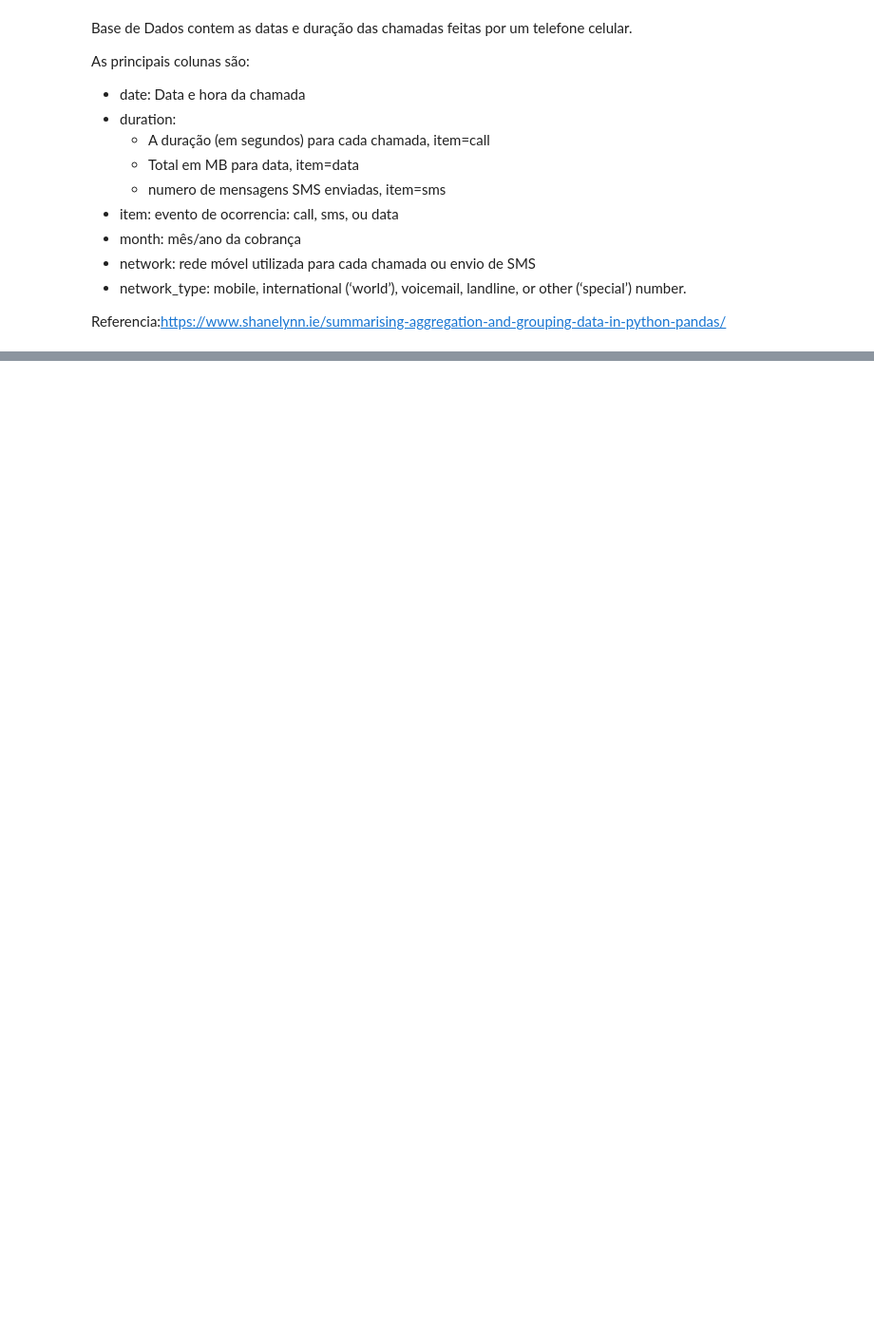
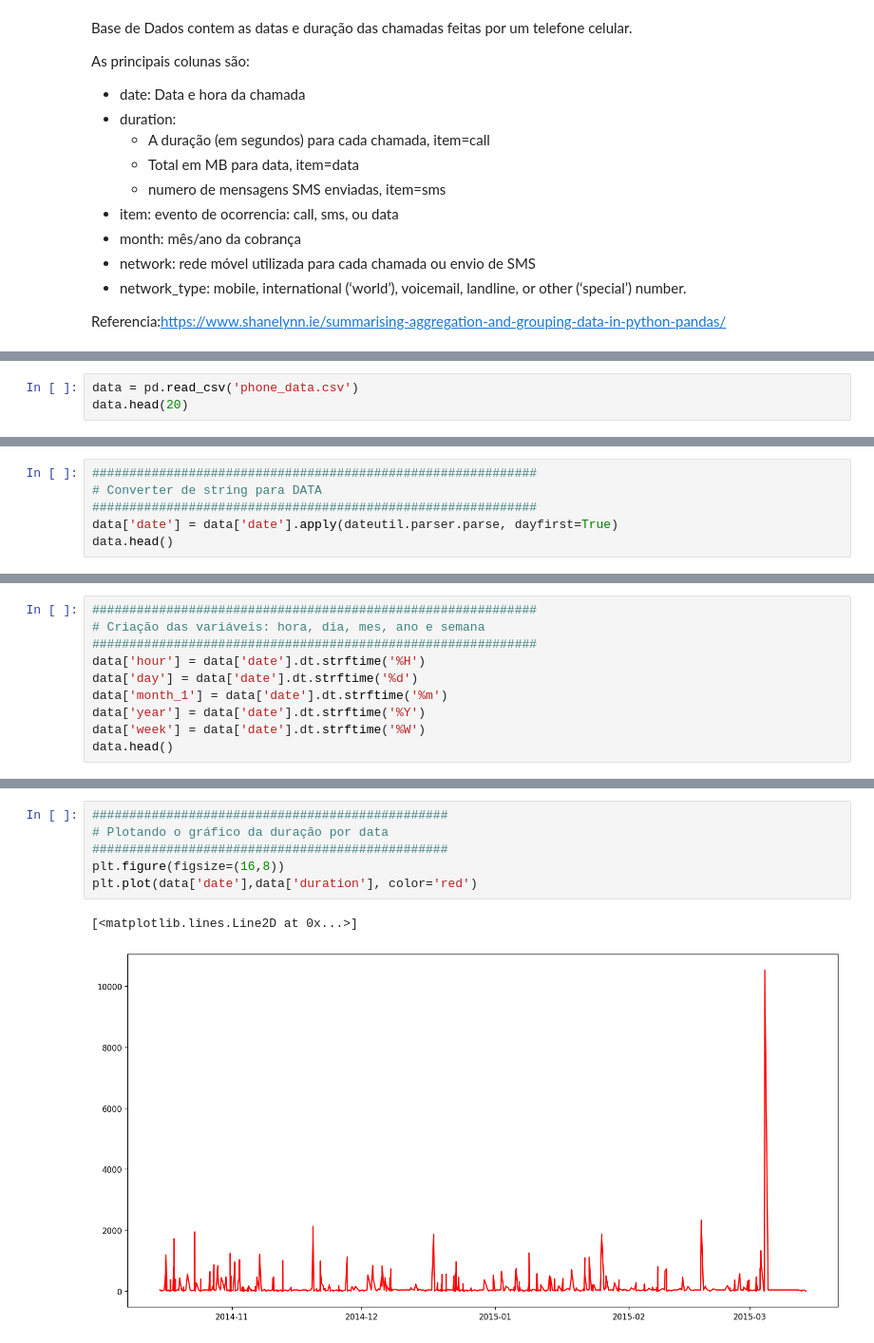
Before and after one commit to JMCVALE/ASN-ROCKS-, a Jupyter notebook: SERIES_TEMPORAIS.ipynb, the cells around one changed output, grey strips where cells are left out. Shown at 95% size. Saved outputs shown, nothing was run; the diff lists cells and outputs as text; blank space fills up the shorter version.

```diff
--- a/SERIES_TEMPORAIS.ipynb
+++ b/SERIES_TEMPORAIS.ipynb
@@ -33,0 +69,3 @@ Referencia:https://www.shanelynn.ie/summarising-aggregation-and-grouping-data-in
+# %%
+data = pd.read_csv('phone_data.csv')
+data.head(20)
@@ -33,0 +90,6 @@ Referencia:https://www.shanelynn.ie/summarising-aggregation-and-grouping-data-in
+# %%
+############################################################
+# Converter de string para DATA
+############################################################
+data['date'] = data['date'].apply(dateutil.parser.parse, dayfirst=True)
+data.head()
@@ -33,0 +103,10 @@ Referencia:https://www.shanelynn.ie/summarising-aggregation-and-grouping-data-in
+# %%
+############################################################
+# Criação das variáveis: hora, dia, mes, ano e semana
+############################################################
+data['hour'] = data['date'].dt.strftime('%H')
+data['day'] = data['date'].dt.strftime('%d')
+data['month_1'] = data['date'].dt.strftime('%m')
+data['year'] = data['date'].dt.strftime('%Y')
+data['week'] = data['date'].dt.strftime('%W')
+data.head()
@@ -33,0 +120,9 @@ Referencia:https://www.shanelynn.ie/summarising-aggregation-and-grouping-data-in
+# %%
+################################################
+# Plotando o gráfico da duração por data
+################################################
+plt.figure(figsize=(16,8))
+plt.plot(data['date'],data['duration'], color='red')
+# %% [output]
+[<matplotlib.lines.Line2D at 0x...>]
+[figure, added]
```
Also changed, not shown: parts of 28 cells of this notebook.
